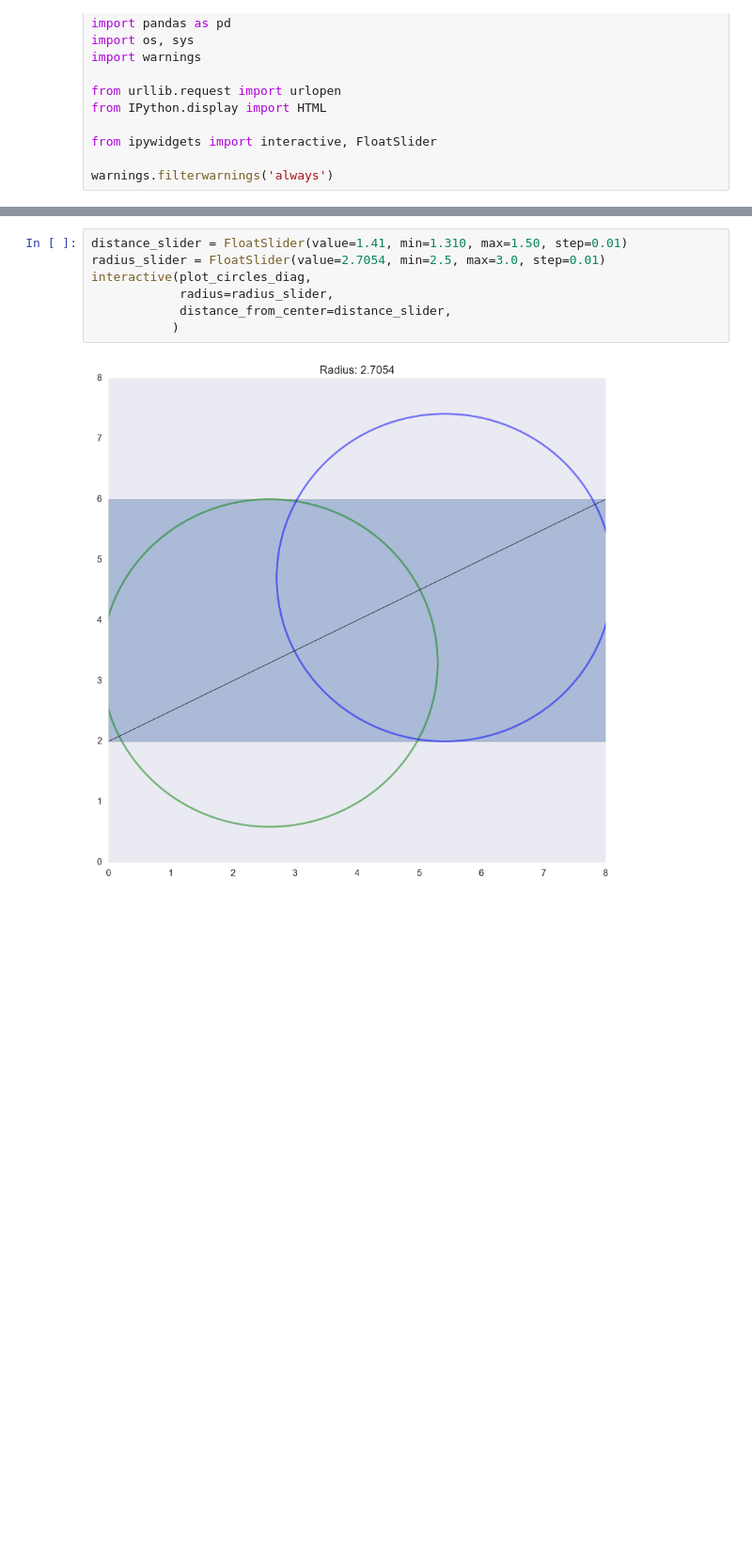
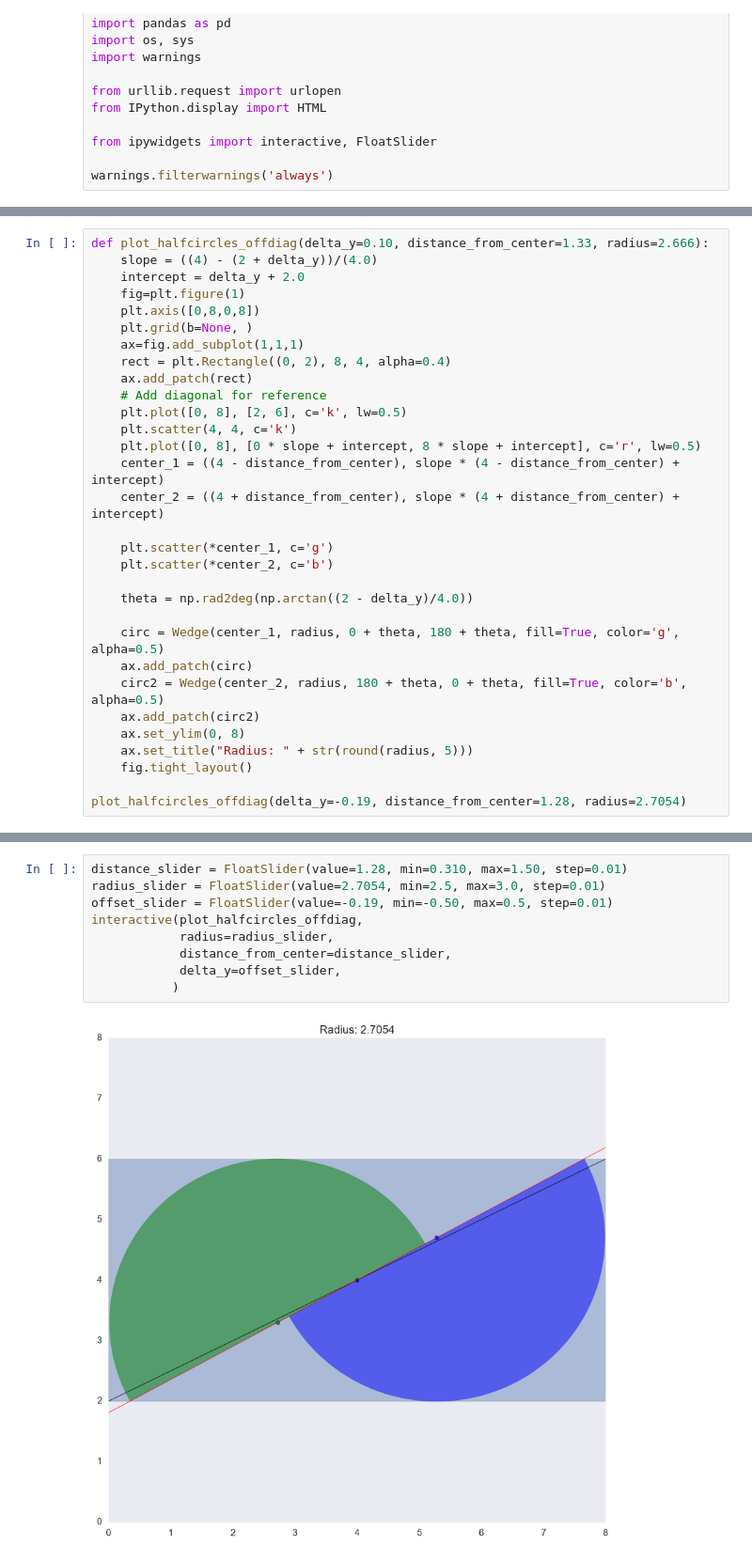
Before and after one commit to jbwhit/one-offs, a Jupyter notebook: notebooks/2016-09-23_jbw_diagonal_table.ipynb, the cells around one changed output, grey strips where cells are left out. Shown at 94% size. Saved outputs shown, nothing was run; the diff lists cells and outputs as text; blank space fills up the shorter version.

```diff
--- a/notebooks/2016-09-23_jbw_diagonal_table.ipynb
+++ b/notebooks/2016-09-23_jbw_diagonal_table.ipynb
@@ -81,0 +119,31 @@ interactive(plot_circles_diag,
+# %%
+def plot_halfcircles_offdiag(delta_y=0.10, distance_from_center=1.33, radius=2.666):
+    slope = ((4) - (2 + delta_y))/(4.0)
+    intercept = delta_y + 2.0
+    fig=plt.figure(1)
+    plt.axis([0,8,0,8])
+    plt.grid(b=None, )
+    ax=fig.add_subplot(1,1,1)
+    rect = plt.Rectangle((0, 2), 8, 4, alpha=0.4)
+    ax.add_patch(rect)
+    # Add diagonal for reference
+    plt.plot([0, 8], [2, 6], c='k', lw=0.5)
+    plt.scatter(4, 4, c='k')
+    plt.plot([0, 8], [0 * slope + intercept, 8 * slope + intercept], c='r', lw=0.5)
+    center_1 = ((4 - distance_from_center), slope * (4 - distance_from_center) + intercept)
+    center_2 = ((4 + distance_from_center), slope * (4 + distance_from_center) + intercept)
+
+    plt.scatter(*center_1, c='g')
+    plt.scatter(*center_2, c='b')
+
+    theta = np.rad2deg(np.arctan((2 - delta_y)/4.0))
+
+    circ = Wedge(center_1, radius, 0 + theta, 180 + theta, fill=True, color='g', alpha=0.5)
+    ax.add_patch(circ)
+    circ2 = Wedge(center_2, radius, 180 + theta, 0 + theta, fill=True, color='b', alpha=0.5)
+    ax.add_patch(circ2)
+    ax.set_ylim(0, 8)
+    ax.set_title("Radius: " + str(round(radius, 5)))
+    fig.tight_layout()
+
+plot_halfcircles_offdiag(delta_y=-0.19, distance_from_center=1.28, radius=2.7054)
@@ -82,9 +154,11 @@ interactive(plot_circles_diag,
 # %%
-distance_slider = FloatSlider(value=1.41, min=1.310, max=1.50, step=0.01)
+distance_slider = FloatSlider(value=1.28, min=0.310, max=1.50, step=0.01)
 radius_slider = FloatSlider(value=2.7054, min=2.5, max=3.0, step=0.01)
-interactive(plot_circles_diag,
+offset_slider = FloatSlider(value=-0.19, min=-0.50, max=0.5, step=0.01)
+interactive(plot_halfcircles_offdiag,
             radius=radius_slider,
             distance_from_center=distance_slider,
+            delta_y=offset_slider,
            )
 # %% [output]
-[figure, old version]
+[figure, new version]
```
Also changed, not shown: parts of 6 cells of this notebook, 1 other file.
